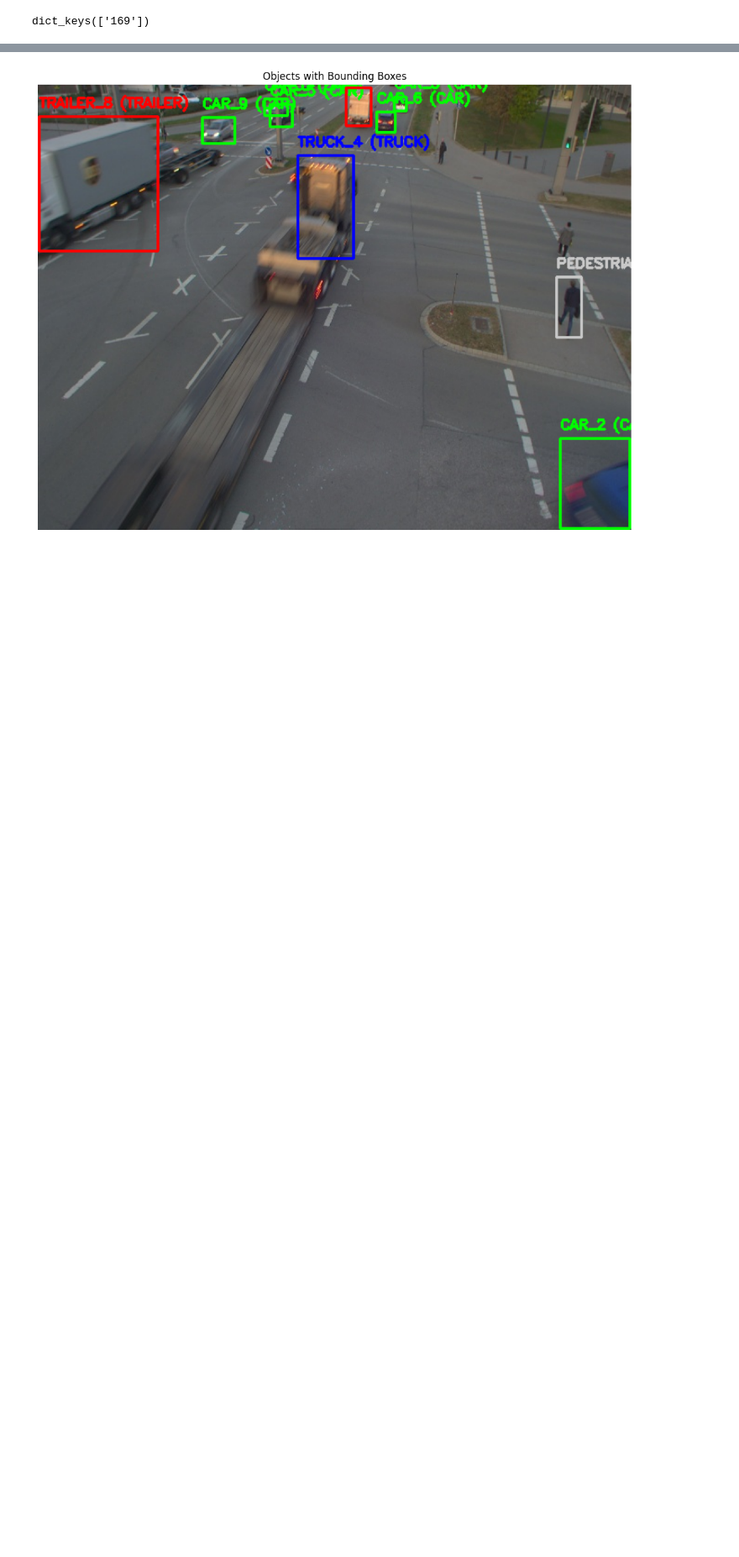
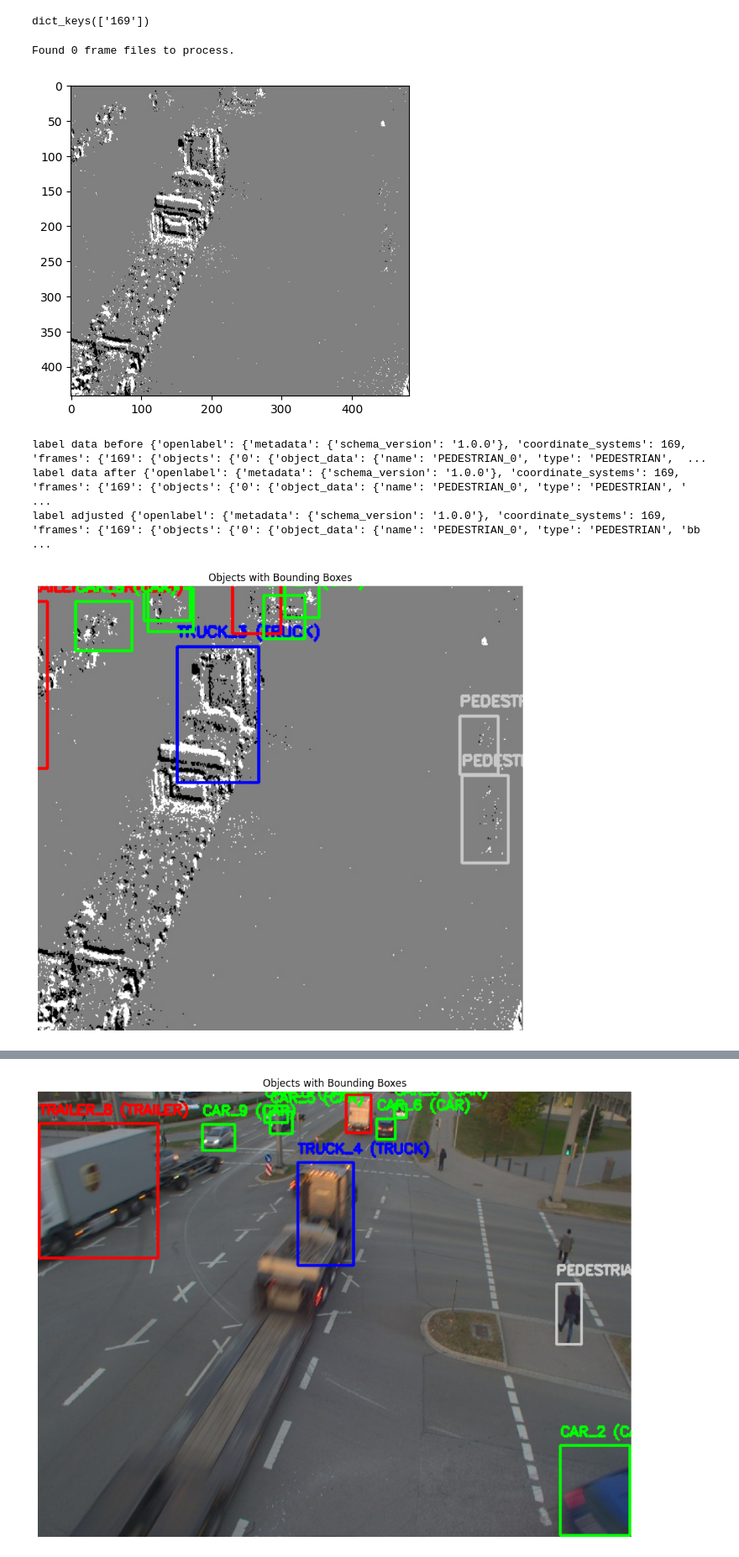
Before and after one commit to eljoserass/noise_in_snn, a Jupyter notebook: notebooks/peekabo.ipynb, the cells around one changed output, grey strips where cells are left out. Shown at 84% size. Drawn from its saved outputs; the diff is of its cells as text; code cells hidden in the pictures; blank space fills up the shorter version.

```diff
--- a/notebooks/peekabo.ipynb
+++ b/notebooks/peekabo.ipynb
@@ -236,4 +314,30 @@ def draw_boxes_from_openlabel(image, label_data, thickness=2, transform=None):
                        cv2.FONT_HERSHEY_SIMPLEX, 0.5, color, 2)
 
     return image_copy
+# %%
+img_path = Path(eb_val_data) / "20231114-082434.166224.jpg"
+label_path = Path(eb_val_label) / "20231114-082434.166224.json"
+
+cropped, label_adjusted = apply_roi(img_path, label_path, roi={
+        "x": 130, "width": 612, "y": 9, "height": 451
+}, show=True)
+
+
+print('label adjusted', label_adjusted)
+painted_cropped = draw_boxes_from_openlabel(cropped, {"data":label_adjusted})
+
+
+plt.figure(figsize=(12, 8))
+plt.imshow(painted_cropped ,cmap='gray'  )
+plt.title('Objects with Bounding Boxes')
+plt.axis('off')
+plt.tight_layout()
+plt.show()
+# %% [output]
+Found 0 frame files to process.
+[figure, added]
+label data before {'openlabel': {'metadata': {'schema_version': '1.0.0'}, 'coordinate_systems': 169, 'frames': {'169': {'objects': {'0': {'object_data': {'name': 'PEDESTRIAN_0', 'type': 'PEDESTRIAN',  ...
+label data after {'openlabel': {'metadata': {'schema_version': '1.0.0'}, 'coordinate_systems': 169, 'frames': {'169': {'objects': {'0': {'object_data': {'name': 'PEDESTRIAN_0', 'type': 'PEDESTRIAN', ' ...
+label adjusted {'openlabel': {'metadata': {'schema_version': '1.0.0'}, 'coordinate_systems': 169, 'frames': {'169': {'objects': {'0': {'object_data': {'name': 'PEDESTRIAN_0', 'type': 'PEDESTRIAN', 'bb ...
+[figure, added]
 # %%
```
Also changed, not shown: parts of 6 cells of this notebook, 4 other files.
